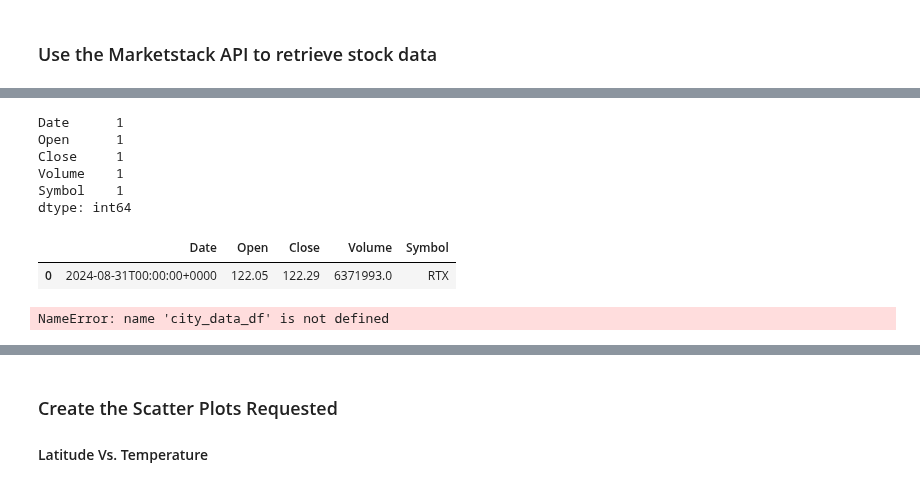
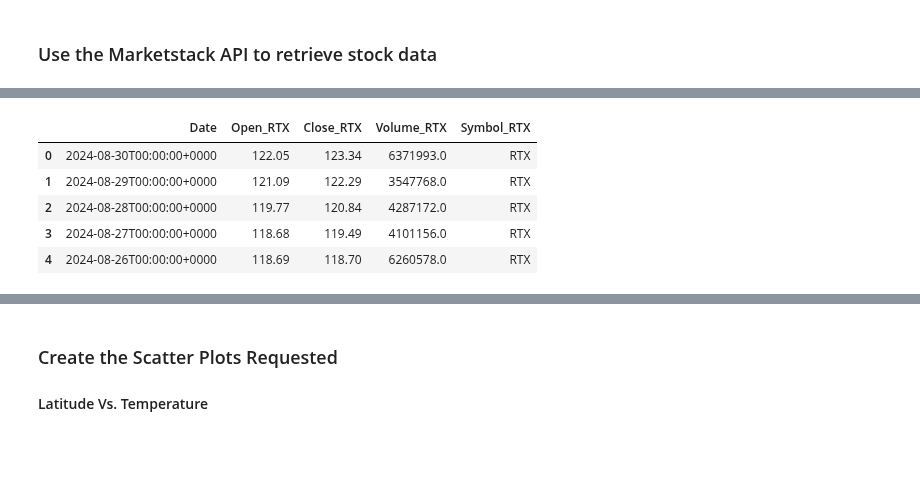
Before and after one commit to sgomero19/Project-1, a Jupyter notebook: stock_RTX.ipynb, the cells around one changed output, grey strips where cells are left out. Saved outputs shown, nothing was run; the diff lists cells and outputs as text; code cells hidden in the pictures; blank space fills up the shorter version.

Commit message:
data is ready

```diff
--- a/stock 2.ipynb
+++ b/stock_RTX.ipynb
@@ -18,35 +18,12 @@ import json
 ### Use the Marketstack API to retrieve stock data
 # %%
 # Set the API base URL
-url = "https://api.marketstack.com/v1/intraday?access_key=28095896f868ef118c8efcd179af2aed"
-
-# Define list of stock
-#list = ["RTX", "NGC", "LMT"]
+url = "https://api.marketstack.com/v1/eod?access_key=28095896f868ef118c8efcd179af2aed"
 
 # Define params
+
 ## RTX
 params_RTX = {"symbols": "RTX",
           "date_from": "2019-09-01", # type: ignore
           "date_to": "2024-09-01",
-         "limit": 1}
-
-## NGC
-params_NGC = {"symbols": "NGC",
-          "date_from": "2019-09-01", # type: ignore
-          "date_to": "2024-09-01",
-         "limit": 1}
-
-## LMT
-params_LMT = {"symbols": "LMT",
-          "date_from": "2019-09-01", # type: ignore
-          "date_to": "2024-09-01",
-         "limit": 1}
-
-# # Pull data
-response_RTX = requests.get(url, params=params_RTX).json()
-response_NGC = requests.get(url, params=params_NGC).json()
-response_LMT = requests.get(url, params=params_LMT).json()
-
-print(response_RTX)
-print(response_NGC)
-print(response_LMT)
+         "limit": 10000}
@@ -148,30 +90,20 @@ Beginning Data Retrieval
 -----------------------------
 Data Retrieval Complete
 -----------------------------
-# %%
-# Convert the stock data into a Pandas DataFrame
-stock_df = pd.DataFrame(stock_data)
-
-# Show Record Count
-stock_df.count()
-# %% [output]
-Date      1
-Open      1
-Close     1
-Volume    1
-Symbol    1
-dtype: int64
-# %%
-# Display sample data
-stock_df.head()
-# %% [output]
-|  | Date | Open | Close | Volume | Symbol |
-| 0 | 2024-08-31T00:00:00+0000 | 122.05 | 122.29 | 6371993.0 | RTX |
+# %%
+stock_RTX_df = pd.DataFrame(stock_data_RTX)
+# %%
+stock_RTX_df.head()
+# %% [output]
+|  | Date | Open_RTX | Close_RTX | Volume_RTX | Symbol_RTX |
+| 0 | 2024-08-30T00:00:00+0000 | 122.05 | 123.34 | 6371993.0 | RTX |
+| 1 | 2024-08-29T00:00:00+0000 | 121.09 | 122.29 | 3547768.0 | RTX |
+| 2 | 2024-08-28T00:00:00+0000 | 119.77 | 120.84 | 4287172.0 | RTX |
+| 3 | 2024-08-27T00:00:00+0000 | 118.68 | 119.49 | 4101156.0 | RTX |
+| 4 | 2024-08-26T00:00:00+0000 | 118.69 | 118.70 | 6260578.0 | RTX |
 # %%
 # Export the City_Data into a csv
-stock_df.to_csv("output_data/stock_data_RTX.csv", index_label="Date")
+stock_RTX_df.to_csv("output_data/stock_RTX.csv")
-# %% [output]
-NameError: name 'city_data_df' is not defined
 # %%
 # Read saved data
 city_data_df = pd.read_csv("output_data/cities.csv", index_col="City_ID")
```
Also changed, not shown: parts of 3 cells of this notebook, 9 other files.
